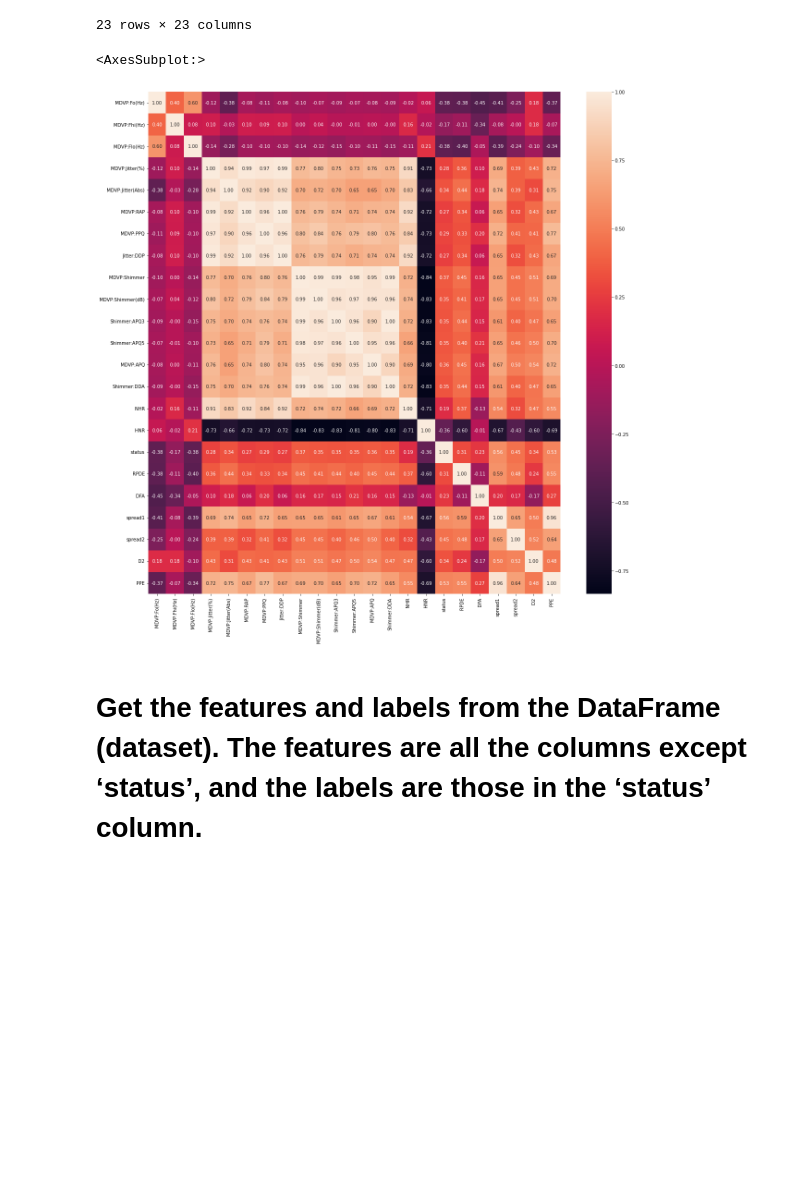
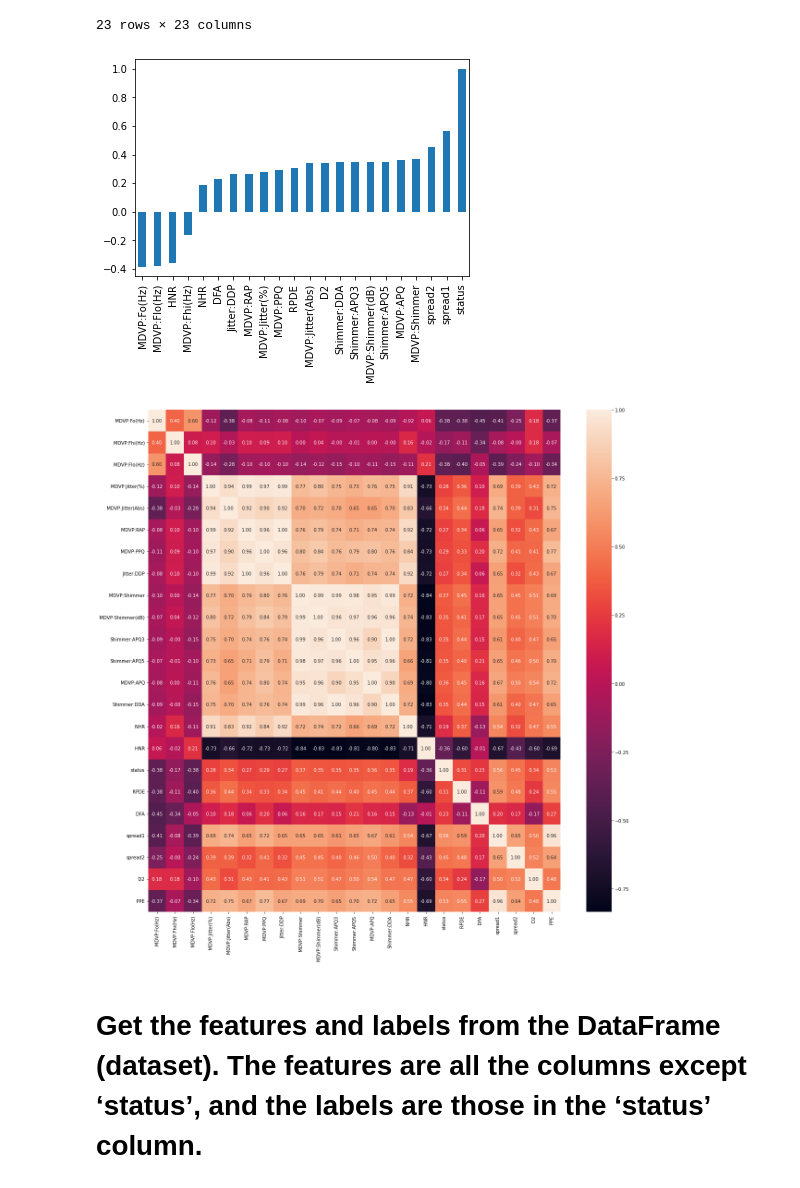
Before and after one commit to meetttttt/Parkinson-s-Disease-Detection-using-XGBoost, a Jupyter notebook: detecting-parkinson-s-disease-xgboost.ipynb, the cells around one changed output. Saved outputs shown, nothing was run; the diff lists cells and outputs as text; code cells hidden in the pictures; blank space fills up the shorter version.

```diff
--- a/detecting-parkinson-s-disease-xgboost.ipynb
+++ b/detecting-parkinson-s-disease-xgboost.ipynb
@@ -39,4 +40,2 @@ import seaborn as sns
 # %%
-# Loading the dataset using pandas
-
-data=pd.read_csv("../input/parkinsons-data-set/parkinsons.data")
+data=pd.read_csv("parkinsons.data")
@@ -161,11 +187,16 @@ data.corr()
 | D2 | 0.177980 | 0.176323 | -0.100629 | 0.433434 | 0.310694 | 0.426605 | 0.412524 | ... |
 | PPE | -0.372356 | -0.069543 | -0.340071 | 0.721543 | 0.748162 | 0.670999 | 0.769647 | ... |
 23 rows × 23 columns
+# %%
+data.corr()['status'][:-1].sort_values().plot(kind='bar')
+plt.show()
+# %% [output]
+[figure, added]
 # %%
 f,ax = plt.subplots(figsize=(20, 20))
 sns.heatmap(data.corr(), annot = True, fmt= '.2f')
+plt.show()
 # %% [output]
-<AxesSubplot:>
 [figure]
 # %% [markdown]
 # Get the features and labels from the DataFrame (dataset). The features are all the columns except ‘status’, and the labels are those in the ‘status’ column.
```
Also changed, not shown: parts of 27 cells of this notebook.
